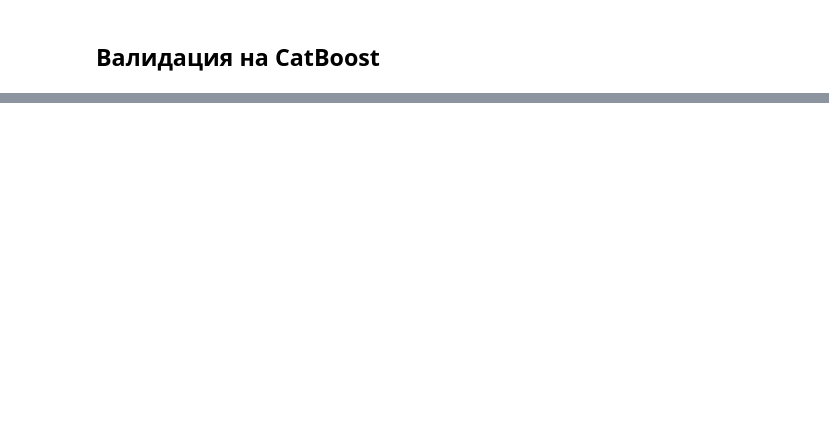
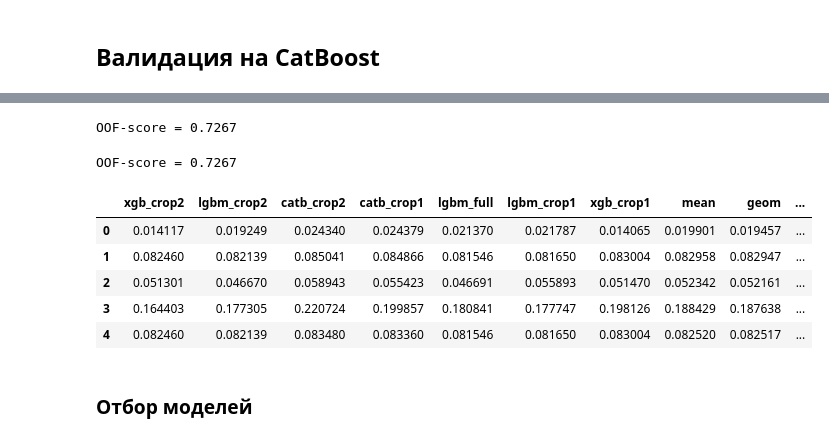
Before and after one commit to VitalyGladyshev/Python_for_DS, a Jupyter notebook: HW_04.ipynb, the cells around one changed output, grey strips where cells are left out. Saved outputs shown, nothing was run; the diff lists cells and outputs as text; code cells hidden in the pictures; blank space fills up the shorter version.

```diff
--- a/HW_04.ipynb
+++ b/HW_04.ipynb
@@ -1773,0 +1949,3 @@ OOF-score = 0.7237
+# %%
+geom_predictions = abs(all_model_pred.product(axis=1)) ** (1/len(all_model_pred.columns))
+# geom_predictions
@@ -1773,0 +1957,4 @@ OOF-score = 0.7237
+# %%
+all_model_pred['mean'] = mean_predictions
+all_model_pred['geom'] = geom_predictions
+all_model_pred.head()
@@ -1773,0 +1968,25 @@ OOF-score = 0.7237
+# %%
+mean3 = (oof_predictions_xgb_c2 + oof_predictions_lgbm_c2 + oof_preds_catb_c2) / 3
+score = roc_auc_score(train_prep["TARGET"].values, mean3)
+print(f"OOF-score = {score:.4f}")
+# %% [output]
+OOF-score = 0.7267
+# %%
+geom3 = abs(oof_predictions_xgb_c2 + oof_predictions_lgbm_c2 + oof_preds_catb_c2) ** (1/3)
+score = roc_auc_score(train_prep["TARGET"].values, geom3)
+print(f"OOF-score = {score:.4f}")
+# %% [output]
+OOF-score = 0.7267
+# %%
+all_model_pred['mean3'] = mean3
+all_model_pred['geom3'] = geom3
+all_model_pred.head()
+# %% [output]
+|  | xgb_crop2 | lgbm_crop2 | catb_crop2 | catb_crop1 | lgbm_full | lgbm_crop1 | xgb_crop1 | mean | geom | ... |
+| 0 | 0.014117 | 0.019249 | 0.024340 | 0.024379 | 0.021370 | 0.021787 | 0.014065 | 0.019901 | 0.019457 | ... |
+| 1 | 0.082460 | 0.082139 | 0.085041 | 0.084866 | 0.081546 | 0.081650 | 0.083004 | 0.082958 | 0.082947 | ... |
+| 2 | 0.051301 | 0.046670 | 0.058943 | 0.055423 | 0.046691 | 0.055893 | 0.051470 | 0.052342 | 0.052161 | ... |
+| 3 | 0.164403 | 0.177305 | 0.220724 | 0.199857 | 0.180841 | 0.177747 | 0.198126 | 0.188429 | 0.187638 | ... |
+| 4 | 0.082460 | 0.082139 | 0.083480 | 0.083360 | 0.081546 | 0.081650 | 0.083004 | 0.082520 | 0.082517 | ... |
+# %% [markdown]
+### Отбор моделей
```
Also changed, not shown: parts of 108 cells of this notebook.
